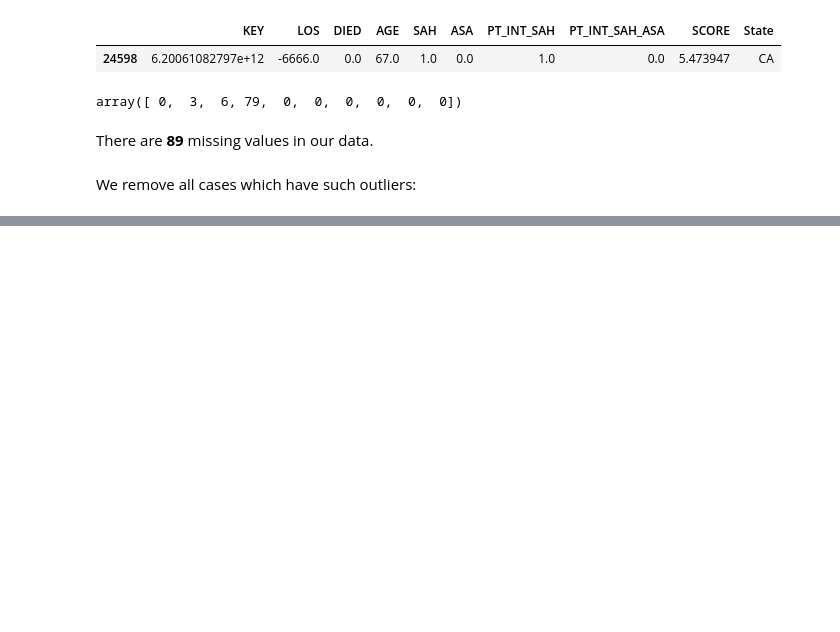
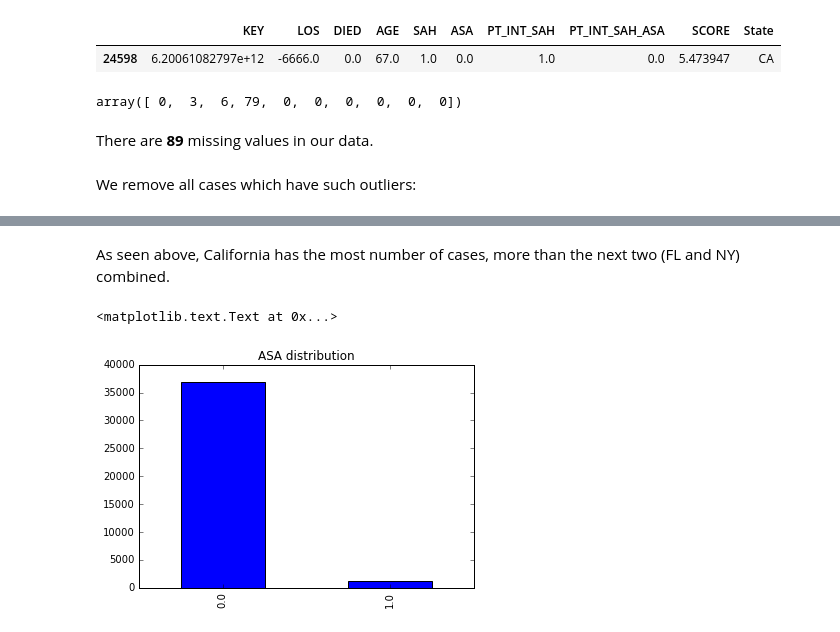
Before and after one commit to ysriram1/Loyola-SAH-Analysis, a Jupyter notebook: Initial Analysis.ipynb, the cells around one changed output, grey strips where cells are left out. Cells and saved outputs as stored; diff of their text form; code cells hidden in the pictures; blank space fills up the shorter version.

```diff
--- a/Initial Analysis.ipynb
+++ b/Initial Analysis.ipynb
@@ -82,0 +107,8 @@ allStateData.to_csv('./allStateData.csv')
+# %% [markdown]
+As seen above, California has the most number of cases, more than the next two (FL and NY) combined.
+# %%
+allStateData.ASA.value_counts().plot('bar')
+plt.title('ASA distribution')
+# %% [output]
+<matplotlib.text.Text at 0x...>
+[figure, added]
```
Also changed, not shown: parts of 13 cells of this notebook.
